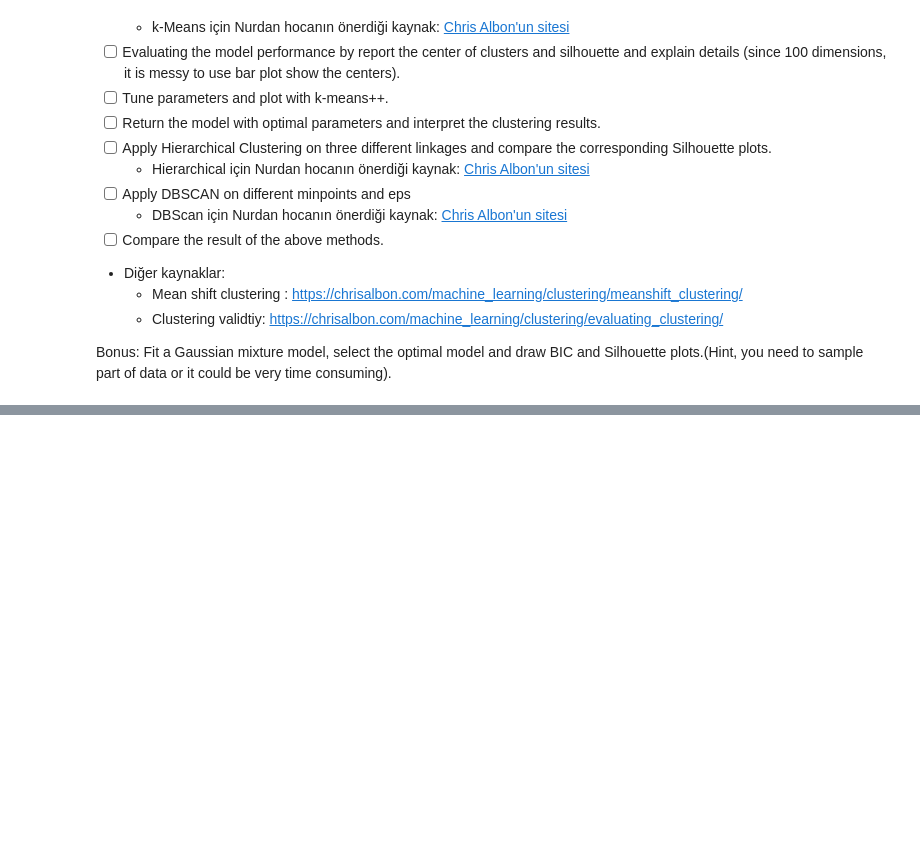
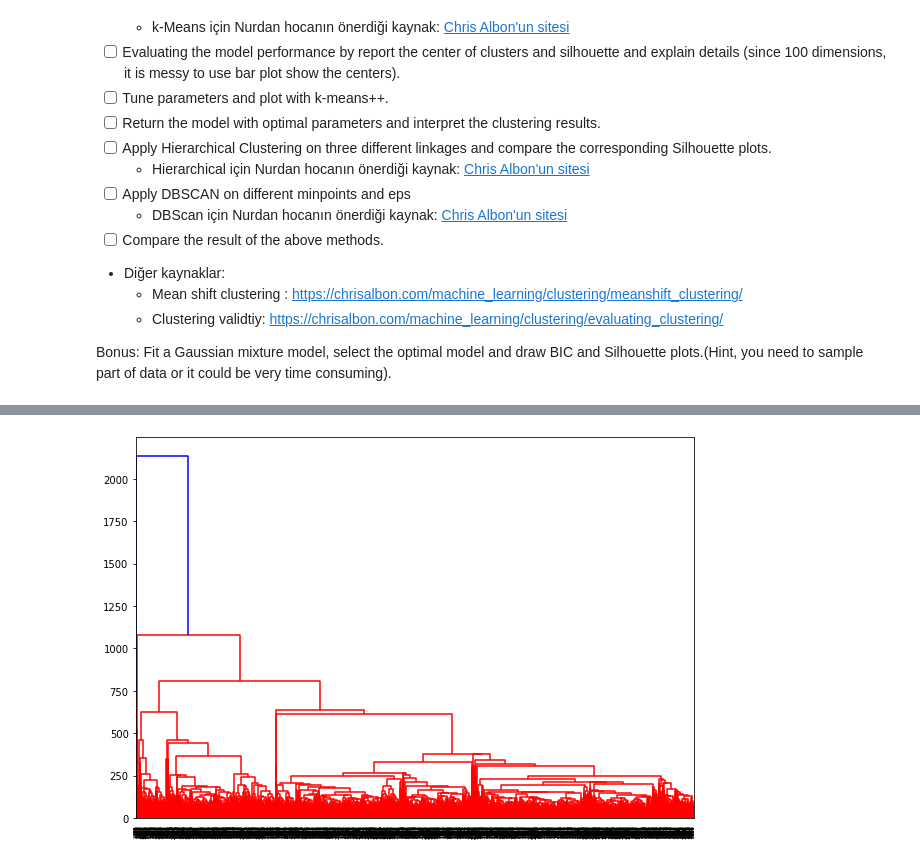
Before and after one commit to akgvn/Clustering-Project, a Jupyter notebook: clustering_project.ipynb, the cells around one changed output, grey strips where cells are left out. Drawn from its saved outputs; the diff is of its cells as text; code cells hidden in the pictures; blank space fills up the shorter version.

```diff
--- a/clustering_project.ipynb
+++ b/clustering_project.ipynb
@@ -44,0 +69,16 @@ from matplotlib.pyplot as plt
+# %%
+comp_cluster = AgglomerativeClustering(n_clusters=5, affinity='euclidean', linkage='complete')
+comp_cluster.fit_predict(df)
+# %%
+# single uses the minimum of the distances between all observations of the two sets.
+
+avg_linked = linkage(df, 'average')
+
+plt.figure(figsize=(10, 7))
+dendrogram(avg_linked,
+           orientation='top',
+           distance_sort='descending',
+           show_leaf_counts=True)
+plt.show()
+# %% [output]
+[figure, added]
```
Also changed, not shown: parts of 8 cells of this notebook.
